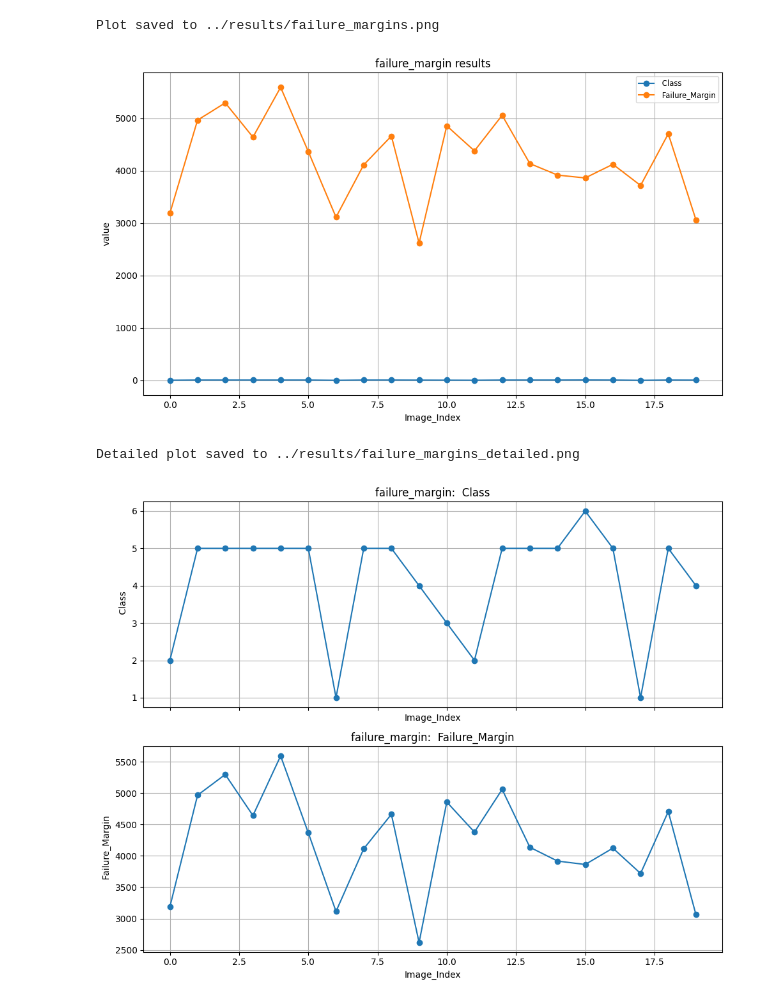
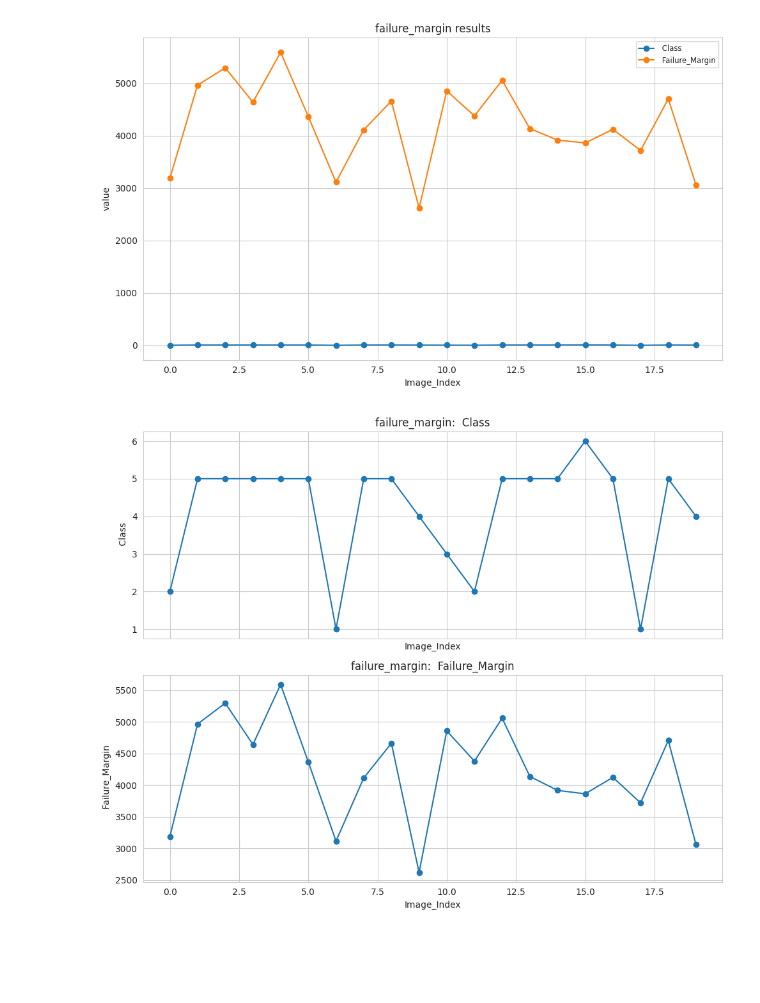
Before and after one commit to afm719/safe-and-verfied-AI-project, a Jupyter notebook: plots/visualization.ipynb, the cells around one changed output. Drawn from its saved outputs; the diff is of its cells as text; code cells hidden in the pictures; blank space fills up the shorter version.

```diff
--- a/plots/visualization.ipynb
+++ b/plots/visualization.ipynb
@@ -65,45 +65,35 @@ plt.title("failure_margin results")
 plt.grid(True)
 plt.legend(loc="best", fontsize="small")
 plt.tight_layout()
-
-# save a copy next to the data file
-out_png = path.with_suffix(".png")
-plt.savefig(out_png, dpi=200)
-print(f"Plot saved to {out_png}")
 plt.show()
 # %% [output]
-Plot saved to ../results/failure_margins.png
-[figure, old version]
+[figure, new version]
 # %%
 #more detailed plot with subplots if multiple columns
 if num_df.shape[1] > 2 or (num_df.shape[1] == 2 and x_col is None):
     n_cols = num_df.shape[1] if x_col is None else num_df.shape[1] - 1
     fig, axs = plt.subplots(n_cols, 1, figsize=(10, 4 * n_cols), sharex=(x_col is not None))
     if n_cols == 1:
         axs = [axs]
     plot_idx = 0
     for col in num_df.columns:
         if col == x_col:
             continue
         ax = axs[plot_idx]
         if x_col is not None:
             ax.plot(num_df[x_col], num_df[col], marker='o', label=str(col))
             ax.set_xlabel(str(x_col))
         else:
             ax.plot(num_df.index, num_df[col], marker='o', label=str(col))
             ax.set_xlabel("row index")
         ax.set_ylabel(str(col))
         ax.set_title(f"failure_margin: {col}")
         ax.grid(True)
         plot_idx += 1
     plt.tight_layout()
-    out_png_detailed = path.with_name(path.stem + "_detailed.png")
-    plt.savefig(out_png_detailed, dpi=200)
-    print(f"Detailed plot saved to {out_png_detailed}")
     plt.show()
 # %% [output]
-Detailed plot saved to ../results/failure_margins_detailed.png
-[figure, old version]
+[figure, new version]
 # %%
 #visualization of ../results/results_rotation.txt
 import pathlib
```
Also changed, not shown: parts of 2 cells of this notebook, 6 other files.
